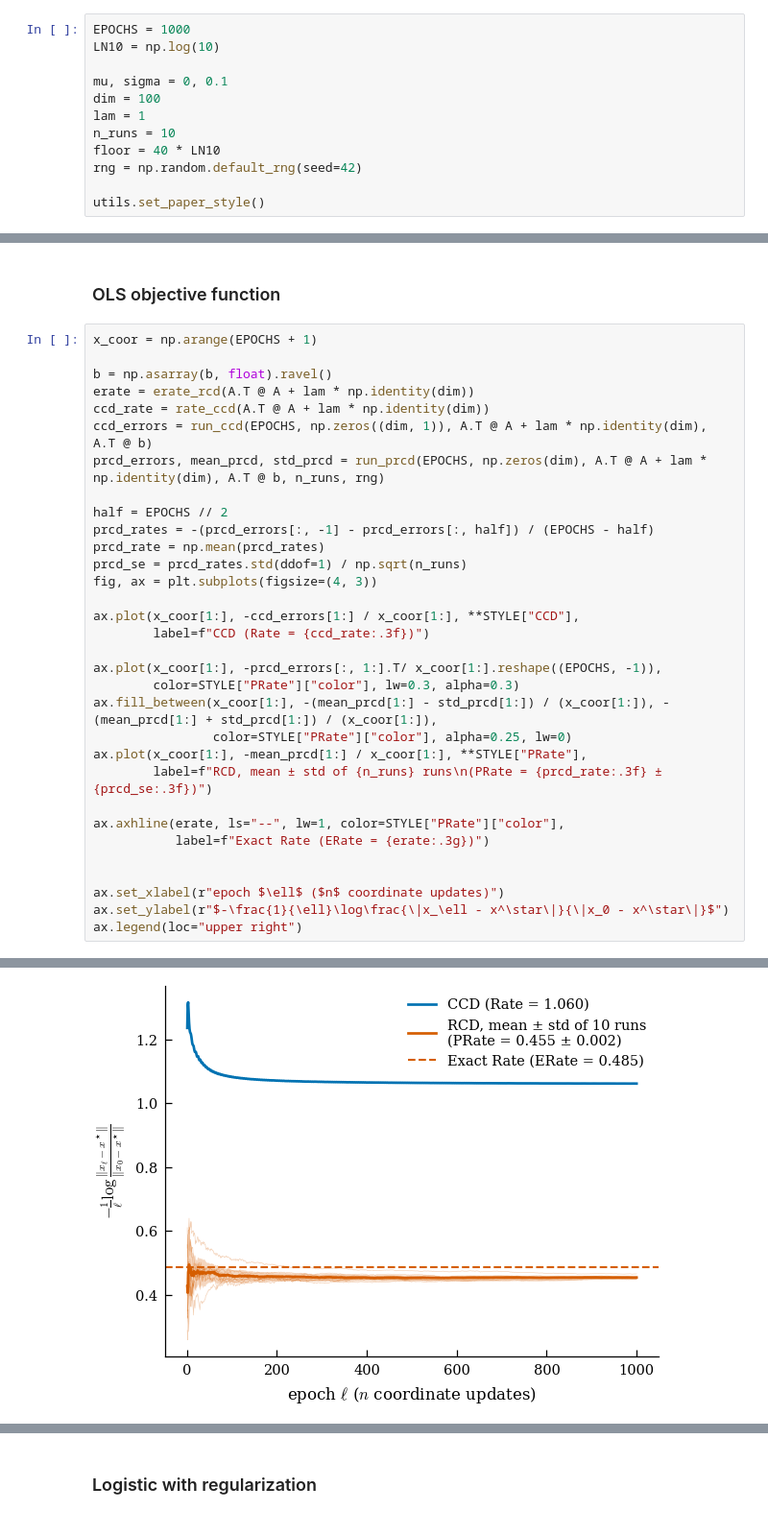
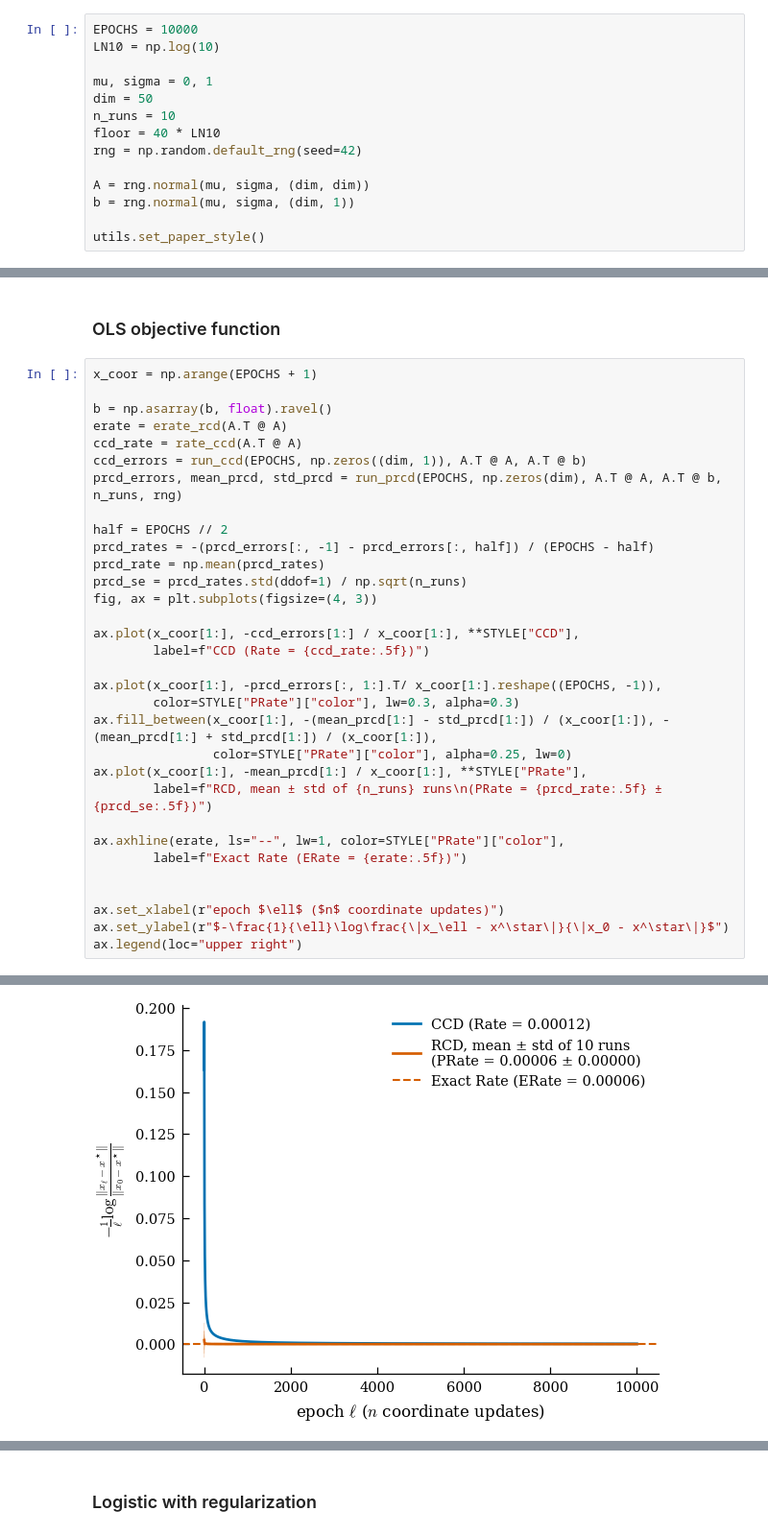
Before and after one commit to pinto2501/coordinate_descent, a Jupyter notebook: general.ipynb, the cells around one changed output, grey strips where cells are left out. Shown at 96% size. Cells and saved outputs as stored; diff of their text form.

```diff
--- a/general.ipynb
+++ b/general.ipynb
@@ -9,12 +14,14 @@ import matplotlib.pyplot as plt
 # %%
-EPOCHS = 1000
+EPOCHS = 10000
 LN10 = np.log(10)
 
-mu, sigma = 0, 0.1
-dim = 100
-lam = 1
+mu, sigma = 0, 1
+dim = 50
 n_runs = 10
 floor = 40 * LN10
 rng = np.random.default_rng(seed=42)
 
+A = rng.normal(mu, sigma, (dim, dim))
+b = rng.normal(mu, sigma, (dim, 1))
+
 utils.set_paper_style()
@@ -166,36 +165,36 @@ def plot_algo(epochs, x0, H, c, n_runs, rng, floor=40 * LN10):
 # %%
 x_coor = np.arange(EPOCHS + 1)
 
 b = np.asarray(b, float).ravel()
-erate = erate_rcd(A.T @ A + lam * np.identity(dim))
-ccd_rate = rate_ccd(A.T @ A + lam * np.identity(dim))
-ccd_errors = run_ccd(EPOCHS, np.zeros((dim, 1)), A.T @ A + lam * np.identity(dim), A.T @ b)
-prcd_errors, mean_prcd, std_prcd = run_prcd(EPOCHS, np.zeros(dim), A.T @ A + lam * np.identity(dim), A.T @ b, n_runs, rng)
+erate = erate_rcd(A.T @ A)
+ccd_rate = rate_ccd(A.T @ A)
+ccd_errors = run_ccd(EPOCHS, np.zeros((dim, 1)), A.T @ A, A.T @ b)
+prcd_errors, mean_prcd, std_prcd = run_prcd(EPOCHS, np.zeros(dim), A.T @ A, A.T @ b, n_runs, rng)
 
 half = EPOCHS // 2
 prcd_rates = -(prcd_errors[:, -1] - prcd_errors[:, half]) / (EPOCHS - half)
 prcd_rate = np.mean(prcd_rates)
 prcd_se = prcd_rates.std(ddof=1) / np.sqrt(n_runs)
 fig, ax = plt.subplots(figsize=(4, 3))
 
 ax.plot(x_coor[1:], -ccd_errors[1:] / x_coor[1:], **STYLE["CCD"],
-        label=f"CCD (Rate = {ccd_rate:.3f})")
+        label=f"CCD (Rate = {ccd_rate:.5f})")
 
 ax.plot(x_coor[1:], -prcd_errors[:, 1:].T/ x_coor[1:].reshape((EPOCHS, -1)),
         color=STYLE["PRate"]["color"], lw=0.3, alpha=0.3)
 ax.fill_between(x_coor[1:], -(mean_prcd[1:] - std_prcd[1:]) / (x_coor[1:]), -(mean_prcd[1:] + std_prcd[1:]) / (x_coor[1:]),
                 color=STYLE["PRate"]["color"], alpha=0.25, lw=0)
 ax.plot(x_coor[1:], -mean_prcd[1:] / x_coor[1:], **STYLE["PRate"],
-        label=f"RCD, mean ± std of {n_runs} runs\n(PRate = {prcd_rate:.3f} ± {prcd_se:.3f})")
+        label=f"RCD, mean ± std of {n_runs} runs\n(PRate = {prcd_rate:.5f} ± {prcd_se:.5f})")
 
 ax.axhline(erate, ls="--", lw=1, color=STYLE["PRate"]["color"],
-           label=f"Exact Rate (ERate = {erate:.3g})")
+        label=f"Exact Rate (ERate = {erate:.5f})")
 
 
 ax.set_xlabel(r"epoch $\ell$ ($n$ coordinate updates)")
 ax.set_ylabel(r"$-\frac{1}{\ell}\log\frac{\|x_\ell - x^\star\|}{\|x_0 - x^\star\|}$")
 ax.legend(loc="upper right")
 # %% [output]
 <matplotlib.legend.Legend at 0x...>
-[figure, old version]
+[figure, new version]
 # %%
```
Also changed, not shown: parts of 9 cells of this notebook, 2 other files.
